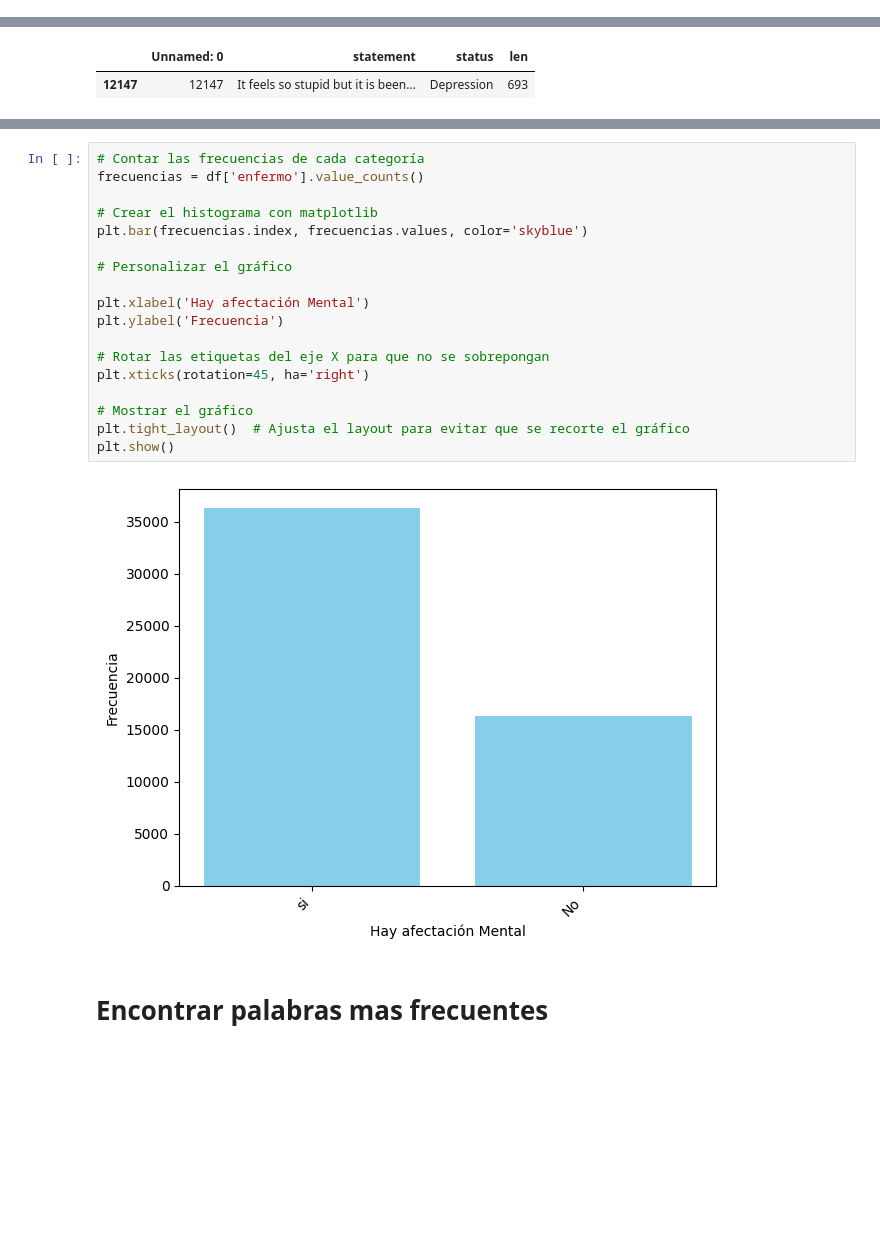
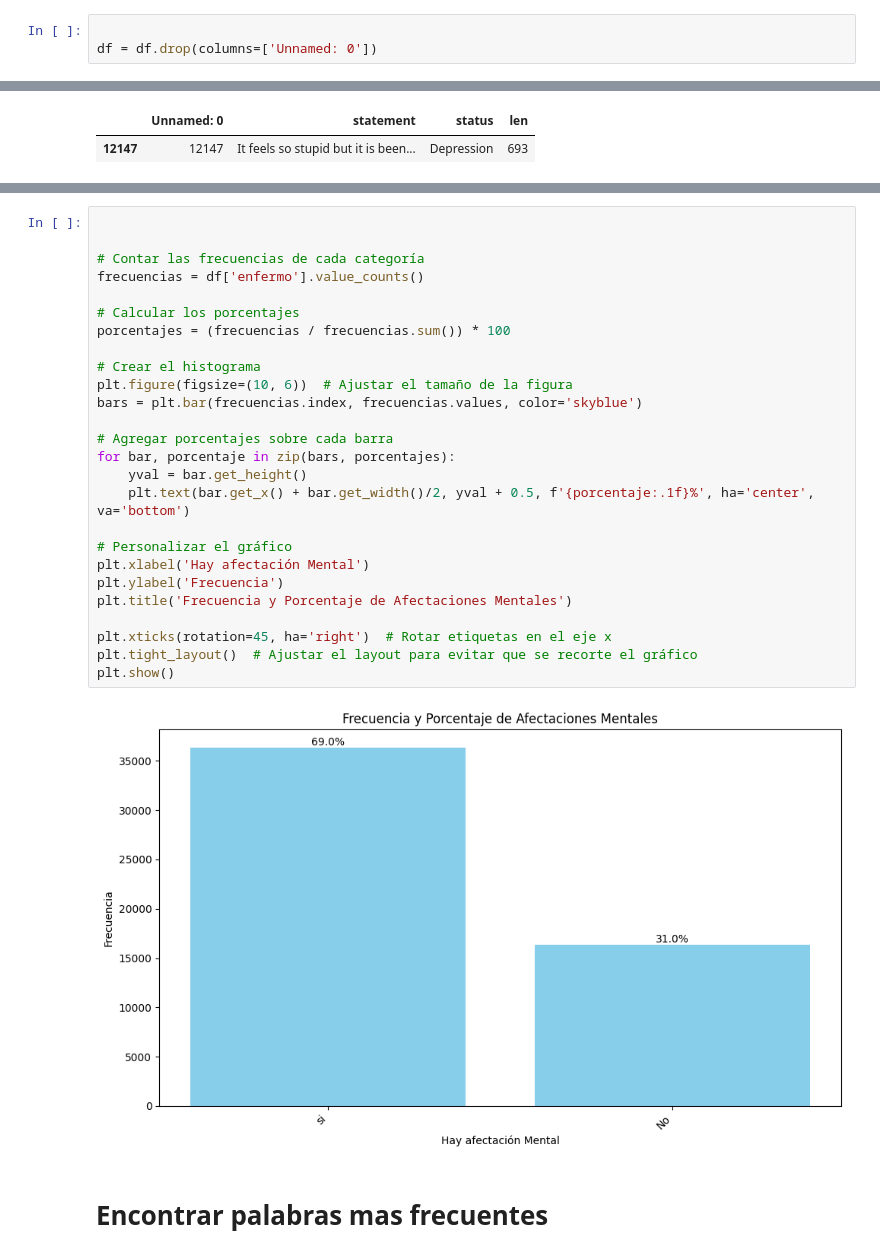
Before and after one commit to jjmoras1/Final_Data_science3_Mora_John, a Jupyter notebook: ProyectoFinal.ipynb, the cells around one changed output, grey strips where cells are left out. Cells and saved outputs as stored; diff of their text form; blank space fills up the shorter version.

```diff
--- a/ProyectoFinal.ipynb
+++ b/ProyectoFinal.ipynb
@@ -37,0 +43,3 @@ df
+# %%
+
+df = df.drop(columns=['Unnamed: 0'])
@@ -177,23 +196,31 @@ See the caveats in the documentation: https://pandas.pydata.org/pandas-docs/stab
 # %%
+
+
 # Contar las frecuencias de cada categoría
 frecuencias = df['enfermo'].value_counts()
 
-# Crear el histograma con matplotlib
-plt.bar(frecuencias.index, frecuencias.values, color='skyblue')
+# Calcular los porcentajes
+porcentajes = (frecuencias / frecuencias.sum()) * 100
+
+# Crear el histograma
+plt.figure(figsize=(10, 6))  # Ajustar el tamaño de la figura
+bars = plt.bar(frecuencias.index, frecuencias.values, color='skyblue')
+
+# Agregar porcentajes sobre cada barra
+for bar, porcentaje in zip(bars, porcentajes):
+    yval = bar.get_height()
+    plt.text(bar.get_x() + bar.get_width()/2, yval + 0.5, f'{porcentaje:.1f}%', ha='center', va='bottom')
 
 # Personalizar el gráfico
-
 plt.xlabel('Hay afectación Mental')
 plt.ylabel('Frecuencia')
+plt.title('Frecuencia y Porcentaje de Afectaciones Mentales')
 
-# Rotar las etiquetas del eje X para que no se sobrepongan
-plt.xticks(rotation=45, ha='right')
-
-# Mostrar el gráfico
-plt.tight_layout()  # Ajusta el layout para evitar que se recorte el gráfico
+plt.xticks(rotation=45, ha='right')  # Rotar etiquetas en el eje x
+plt.tight_layout()  # Ajustar el layout para evitar que se recorte el gráfico
 plt.show()
 # %% [output]
-[figure, old version]
+[figure, new version]
 # %% [markdown]
 # Encontrar palabras mas frecuentes
 # %% [markdown]
```
Also changed, not shown: parts of 98 cells of this notebook, 2 other files.
